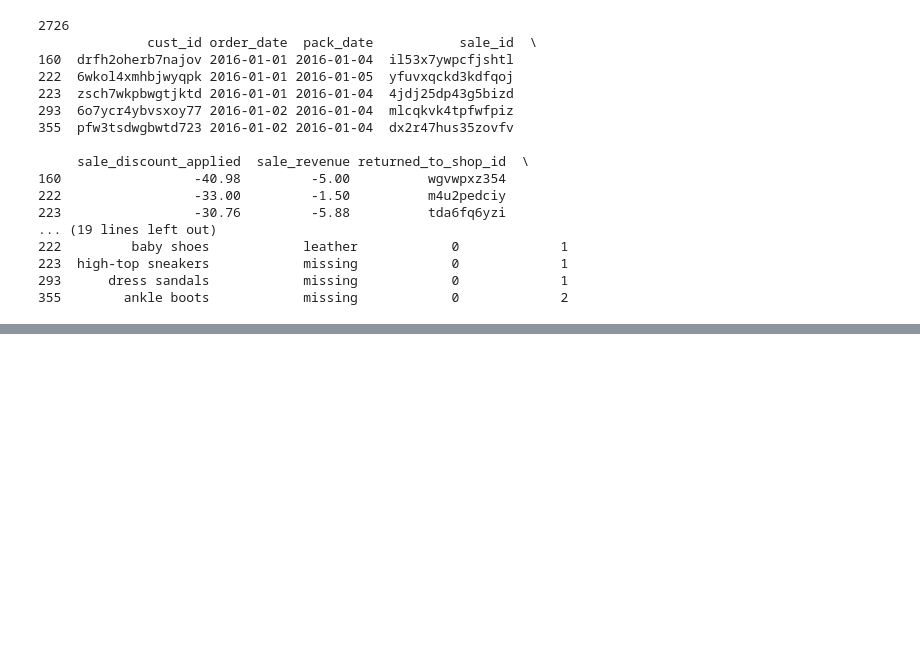
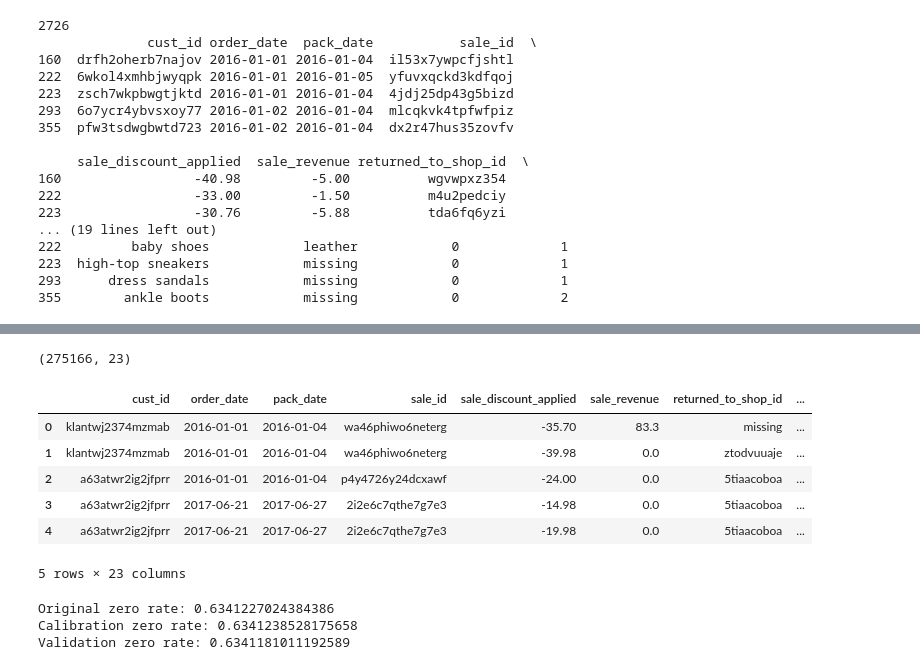
Before and after one commit to mstrbnts/BigData_assignment1, a Jupyter notebook: Assignment1_exploration2.ipynb, the cells around one changed output, grey strips where cells are left out. Cells and saved outputs as stored; diff of their text form; code cells hidden in the pictures; blank space fills up the shorter version.

Commit message:
Updated  notebook and datasets

```diff
--- a/Assignment1_exploration2.ipynb
+++ b/Assignment1_exploration2.ipynb
@@ -245,0 +259,16 @@ transactions['revenue_quantile'] = pd.qcut(transactions['sale_revenue'], q=5,lab
+# %%
+#DORIAN
+## Construction of the train dataset before splitting it.
+df = transactions.merge(train, on="cust_id", how="inner")
+
+print(df.shape)
+df.head()
+# %% [output]
+(275166, 23)
+|  | cust_id | order_date | pack_date | sale_id | sale_discount_applied | sale_revenue | returned_to_shop_id | ... |
+| 0 | klantwj2374mzmab | 2016-01-01 | 2016-01-04 | wa46phiwo6neterg | -35.70 | 83.3 | missing | ... |
+| 1 | klantwj2374mzmab | 2016-01-01 | 2016-01-04 | wa46phiwo6neterg | -39.98 | 0.0 | ztodvuuaje | ... |
+| 2 | a63atwr2ig2jfprr | 2016-01-01 | 2016-01-04 | p4y4726y24dcxawf | -24.00 | 0.0 | 5tiaacoboa | ... |
+| 3 | a63atwr2ig2jfprr | 2017-06-21 | 2017-06-27 | 2i2e6c7qthe7g7e3 | -14.98 | 0.0 | 5tiaacoboa | ... |
+| 4 | a63atwr2ig2jfprr | 2017-06-21 | 2017-06-27 | 2i2e6c7qthe7g7e3 | -19.98 | 0.0 | 5tiaacoboa | ... |
+5 rows × 23 columns
@@ -245,0 +287,18 @@ transactions['revenue_quantile'] = pd.qcut(transactions['sale_revenue'], q=5,lab
+# %%
+#Quick sanitity ceck
+set(X_cal["cust_id"]).intersection(set(X_val["cust_id"]))
+print("Original zero rate:", (train["revenue_2018_2019"] == 0).mean())
+
+print(
+    "Calibration zero rate:",
+    X_cal.groupby("cust_id")["revenue_2018_2019"].first().eq(0).mean()
+)
+
+print(
+    "Validation zero rate:",
+    X_val.groupby("cust_id")["revenue_2018_2019"].first().eq(0).mean()
+)
+# %% [output]
+Original zero rate: 0.6341227024384386
+Calibration zero rate: 0.6341238528175658
+Validation zero rate: 0.6341181011192589
```
Also changed, not shown: parts of 11 cells of this notebook, 2 other files.
